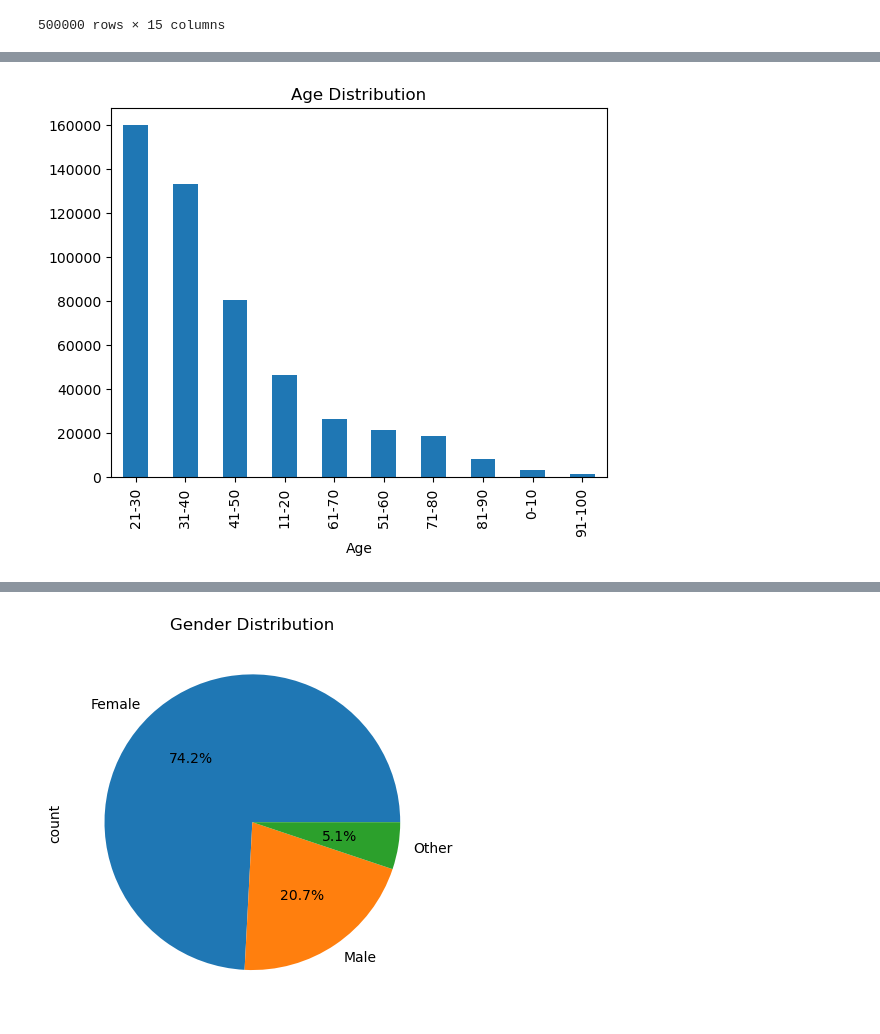
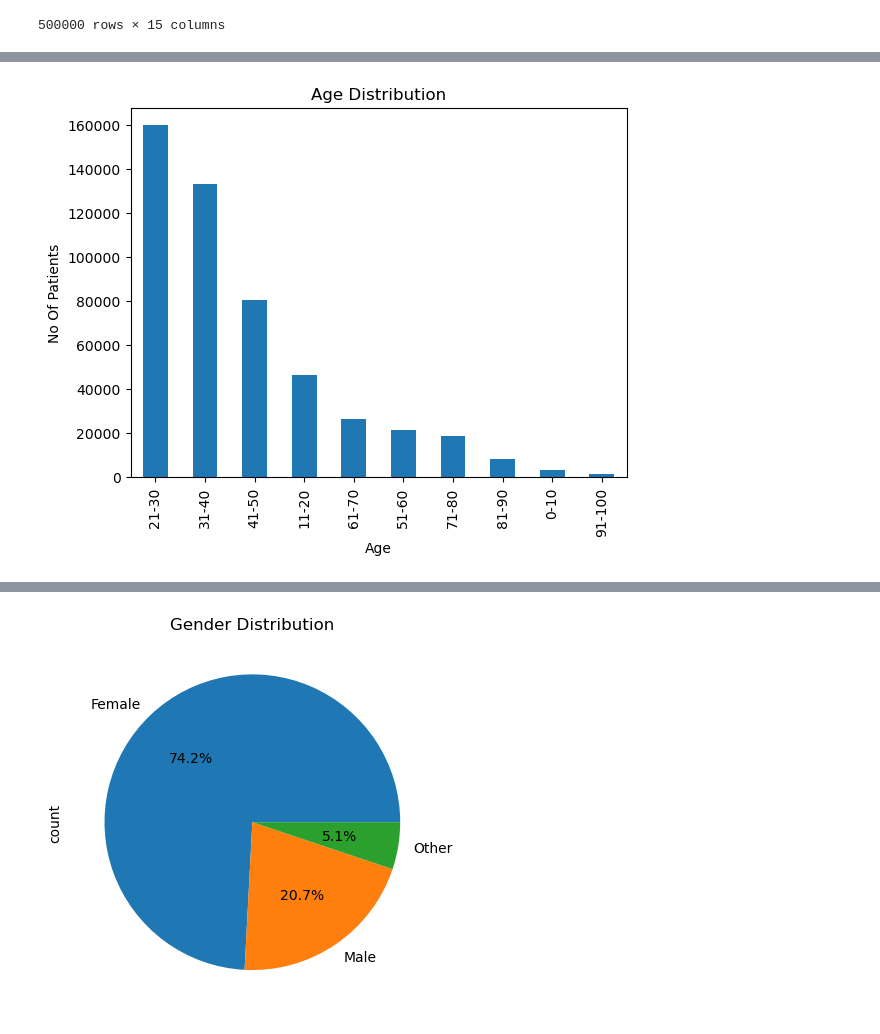
Before and after one commit to lakshmimallesh-dev/hospital-data-analysis-ml, a Jupyter notebook: notebooks/Project.ipynb, the cells around one changed output, grey strips where cells are left out. Drawn from its saved outputs; the diff is of its cells as text; code cells hidden in the pictures.

```diff
--- a/notebooks/Project.ipynb
+++ b/notebooks/Project.ipynb
@@ -171,7 +182,11 @@ df
 # %%
 #  Age Distribution
 
 df["Age"].value_counts().plot(kind="bar", title="Age Distribution")
+# plt.bar(df["Age"].value_counts().index,df["Age"].value_counts())
+# plt.title("Age Distribution")
+plt.ylabel("No Of Patients")
+# plt.ylabel("Age")
 plt.show()
 # %% [output]
-[figure, old version]
+[figure, new version]
```
Also changed, not shown: parts of 17 cells of this notebook.
